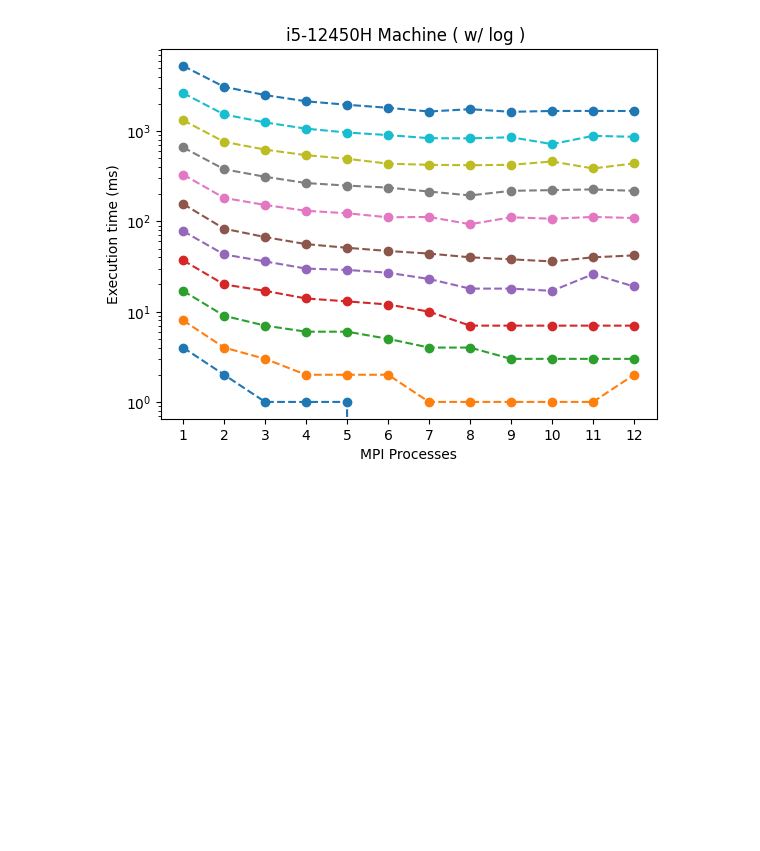
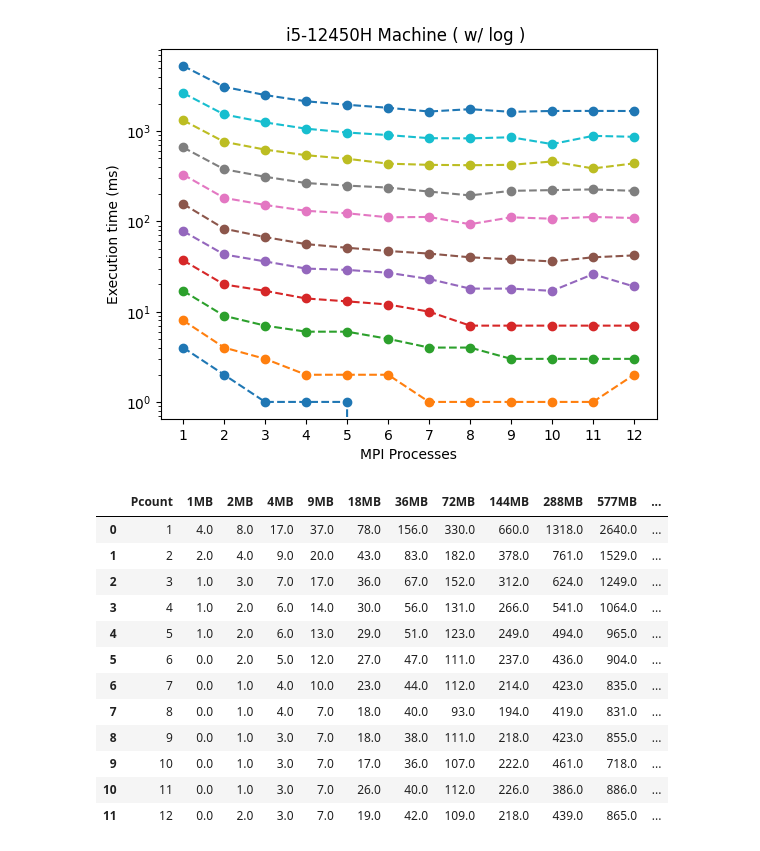
Before and after one commit to AndrejFinki/ECG_Parallel_Compression, a Jupyter notebook: src/visualize.ipynb, the cells around one changed output. Saved outputs shown, nothing was run; the diff lists cells and outputs as text; code cells hidden in the pictures; blank space fills up the shorter version.

```diff
--- a/src/visualize.ipynb
+++ b/src/visualize.ipynb
@@ -82,0 +108,16 @@ display_results_log( data_i5_12450H, 'i5-12450H Machine ( w/ log ) ' )
+# %%
+tr_data_i5
+# %% [output]
+|  | Pcount | 1MB | 2MB | 4MB | 9MB | 18MB | 36MB | 72MB | 144MB | 288MB | 577MB | ... |
+| 0 | 1 | 4.0 | 8.0 | 17.0 | 37.0 | 78.0 | 156.0 | 330.0 | 660.0 | 1318.0 | 2640.0 | ... |
+| 1 | 2 | 2.0 | 4.0 | 9.0 | 20.0 | 43.0 | 83.0 | 182.0 | 378.0 | 761.0 | 1529.0 | ... |
+| 2 | 3 | 1.0 | 3.0 | 7.0 | 17.0 | 36.0 | 67.0 | 152.0 | 312.0 | 624.0 | 1249.0 | ... |
+| 3 | 4 | 1.0 | 2.0 | 6.0 | 14.0 | 30.0 | 56.0 | 131.0 | 266.0 | 541.0 | 1064.0 | ... |
+| 4 | 5 | 1.0 | 2.0 | 6.0 | 13.0 | 29.0 | 51.0 | 123.0 | 249.0 | 494.0 | 965.0 | ... |
+| 5 | 6 | 0.0 | 2.0 | 5.0 | 12.0 | 27.0 | 47.0 | 111.0 | 237.0 | 436.0 | 904.0 | ... |
+| 6 | 7 | 0.0 | 1.0 | 4.0 | 10.0 | 23.0 | 44.0 | 112.0 | 214.0 | 423.0 | 835.0 | ... |
+| 7 | 8 | 0.0 | 1.0 | 4.0 | 7.0 | 18.0 | 40.0 | 93.0 | 194.0 | 419.0 | 831.0 | ... |
+| 8 | 9 | 0.0 | 1.0 | 3.0 | 7.0 | 18.0 | 38.0 | 111.0 | 218.0 | 423.0 | 855.0 | ... |
+| 9 | 10 | 0.0 | 1.0 | 3.0 | 7.0 | 17.0 | 36.0 | 107.0 | 222.0 | 461.0 | 718.0 | ... |
+| 10 | 11 | 0.0 | 1.0 | 3.0 | 7.0 | 26.0 | 40.0 | 112.0 | 226.0 | 386.0 | 886.0 | ... |
+| 11 | 12 | 0.0 | 2.0 | 3.0 | 7.0 | 19.0 | 42.0 | 109.0 | 218.0 | 439.0 | 865.0 | ... |
```
Also changed, not shown: parts of 9 cells of this notebook, 8 other files.
